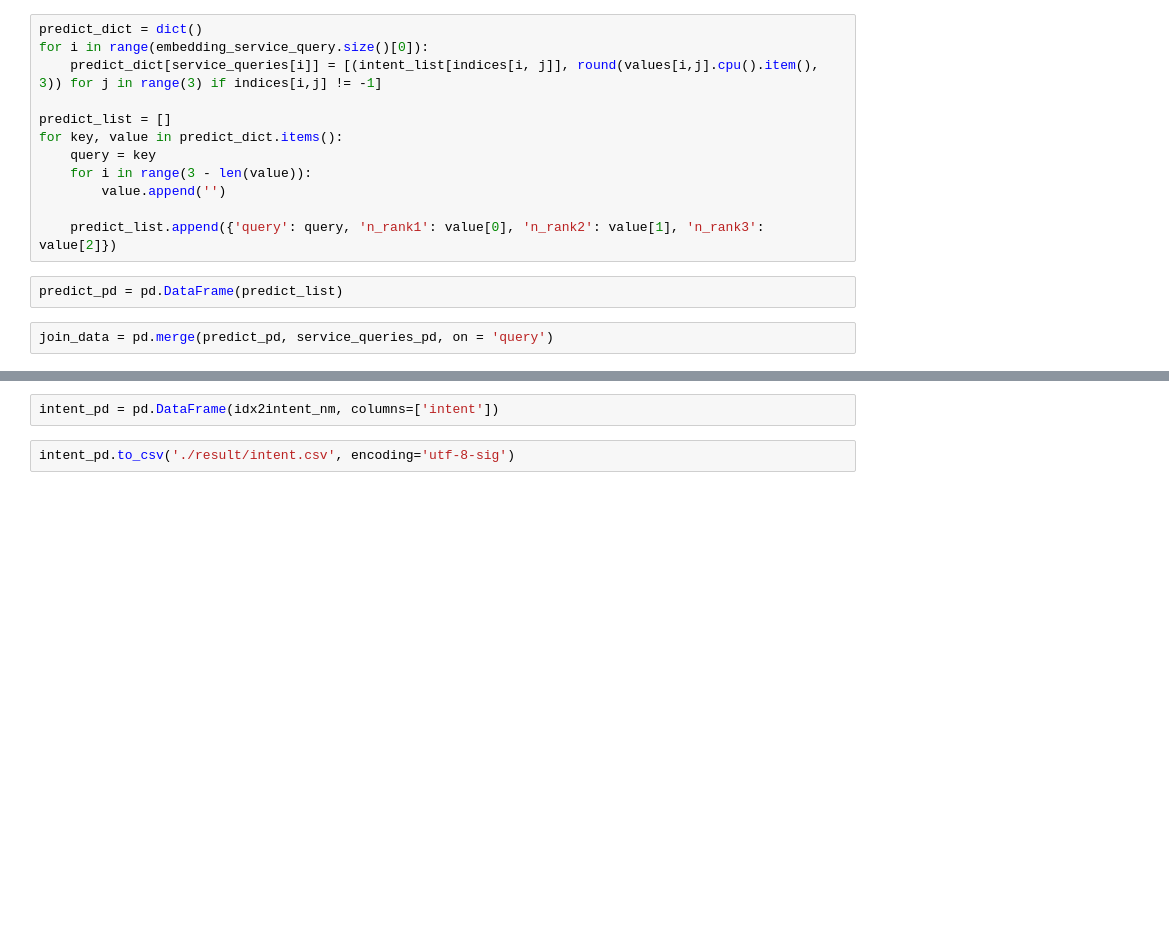
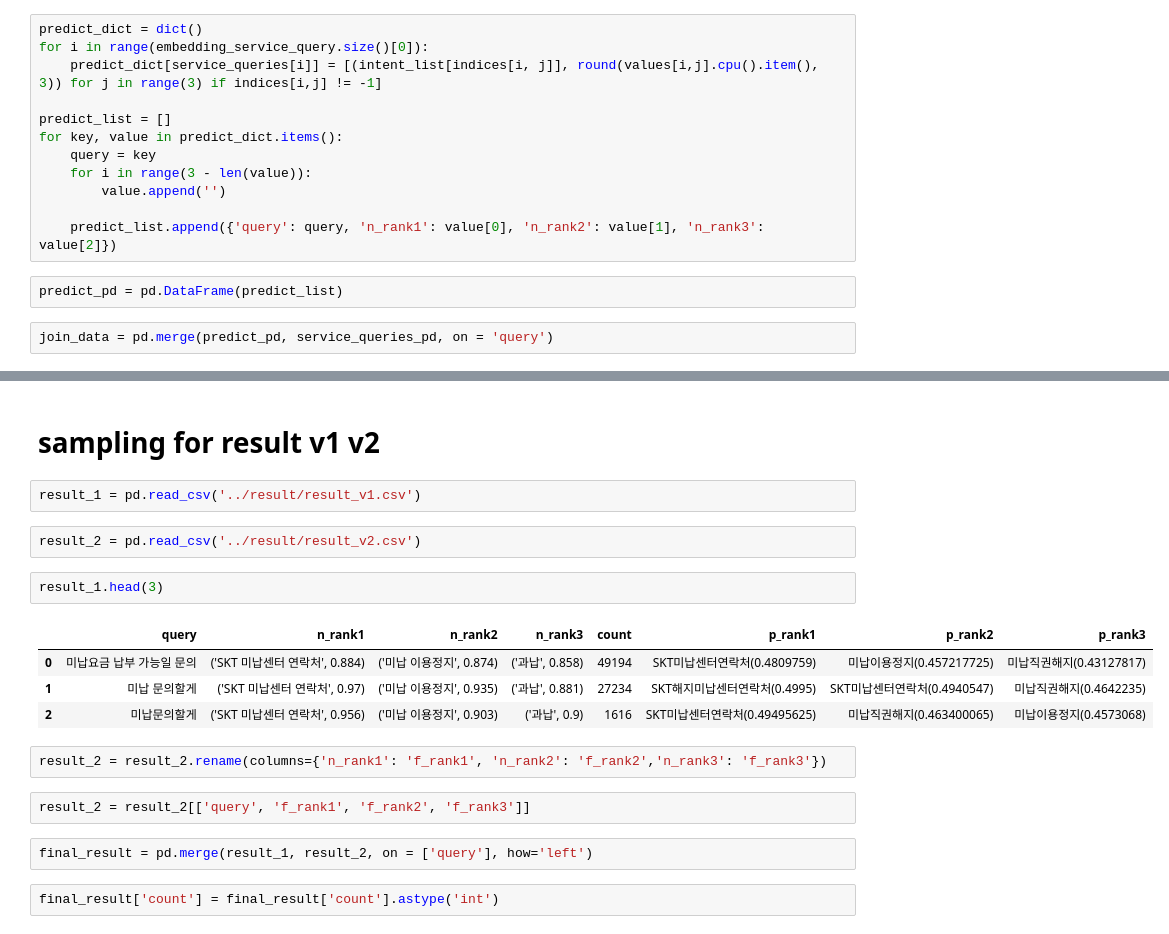
Before and after one commit to samaeui12/sent-semantic-repo, a Jupyter notebook: ipynb/cal_metric.ipynb, the cells around one changed output, grey strips where cells are left out. Drawn from its saved outputs; the diff is of its cells as text; blank space fills up the shorter version.

```diff
--- a/ipynb/cal_metric.ipynb
+++ b/ipynb/cal_metric.ipynb
@@ -324,4 +292,21 @@ join_data.to_csv('./result/result.csv', encoding='utf-8-sig')
-# %%
-intent_pd = pd.DataFrame(idx2intent_nm, columns=['intent'])
-# %%
-intent_pd.to_csv('./result/intent.csv', encoding='utf-8-sig')
+# %% [markdown]
+# sampling for result v1 v2
+# %%
+result_1 = pd.read_csv('../result/result_v1.csv')
+# %%
+result_2 = pd.read_csv('../result/result_v2.csv')
+# %%
+result_1.head(3)
+# %% [output]
+|  | query | n_rank1 | n_rank2 | n_rank3 | count | p_rank1 | p_rank2 | p_rank3 |
+| 0 | 미납요금 납부 가능일 문의 | ('SKT 미납센터 연락처', 0.884) | ('미납 이용정지', 0.874) | ('과납', 0.858) | 49194 | SKT미납센터연락처(0.4809759) | 미납이용정지(0.457217725) | 미납직권해지(0.43127817) |
+| 1 | 미납 문의할게 | ('SKT 미납센터 연락처', 0.97) | ('미납 이용정지', 0.935) | ('과납', 0.881) | 27234 | SKT해지미납센터연락처(0.4995) | SKT미납센터연락처(0.4940547) | 미납직권해지(0.4642235) |
+| 2 | 미납문의할게 | ('SKT 미납센터 연락처', 0.956) | ('미납 이용정지', 0.903) | ('과납', 0.9) | 1616 | SKT미납센터연락처(0.49495625) | 미납직권해지(0.463400065) | 미납이용정지(0.4573068) |
+# %%
+result_2 = result_2.rename(columns={'n_rank1': 'f_rank1', 'n_rank2': 'f_rank2','n_rank3': 'f_rank3'})
+# %%
+result_2 = result_2[['query', 'f_rank1', 'f_rank2', 'f_rank3']]
+# %%
+final_result = pd.merge(result_1, result_2, on = ['query'], how='left')
+# %%
+final_result['count'] = final_result['count'].astype('int')
```
Also changed, not shown: parts of 44 cells of this notebook.
